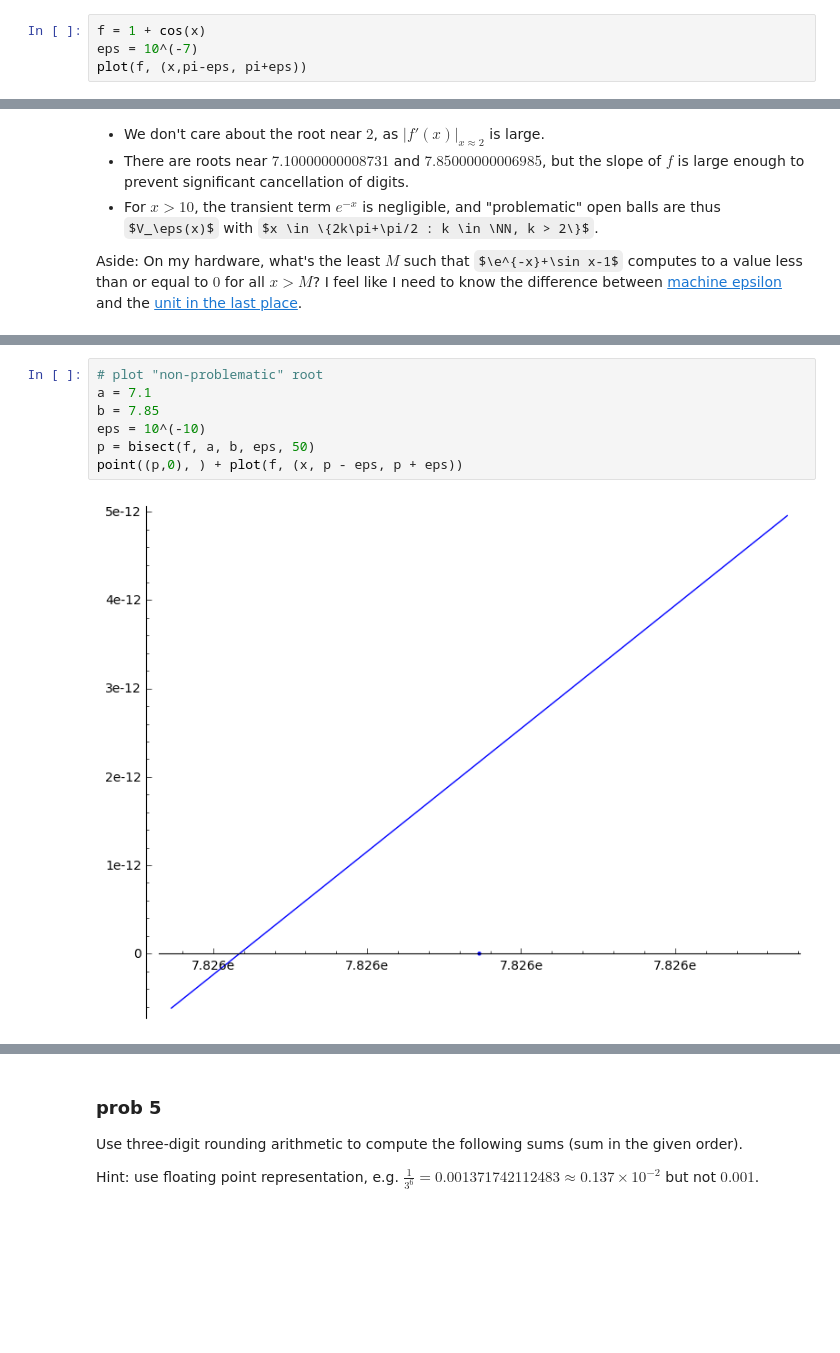
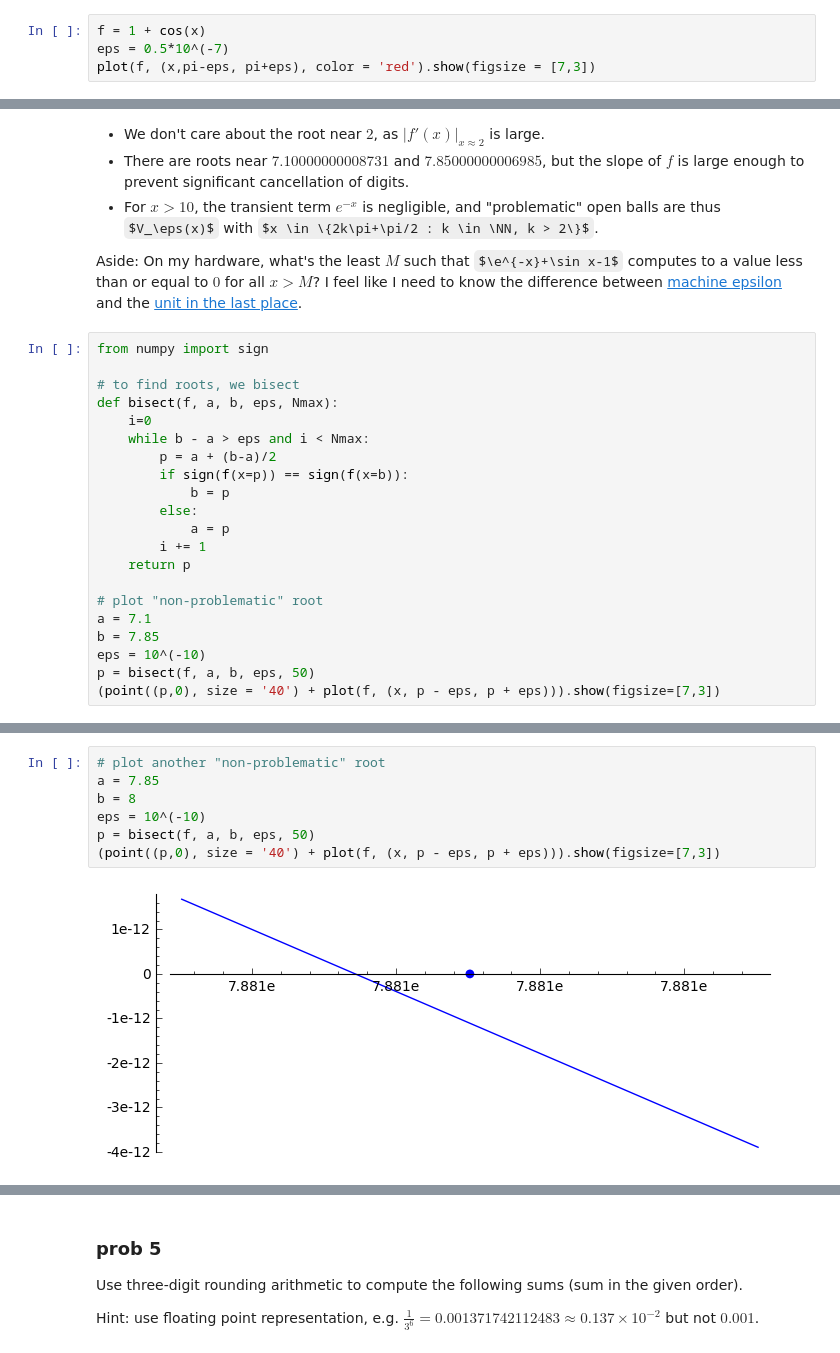
Before and after one commit to coltongrainger/fy18eo, a Jupyter notebook: numerical-methods/arithmetic-rootfinding-hw1.ipynb, the cells around one changed output, grey strips where cells are left out. Saved outputs shown, nothing was run; the diff lists cells and outputs as text; some formulas as TeX source; blank space fills up the shorter version.

Commit message:
finish machine precision problems

```diff
--- a/numerical-methods/arithmetic-rootfinding-hw1.ipynb
+++ b/numerical-methods/arithmetic-rootfinding-hw1.ipynb
@@ -124,5 +124,5 @@ For example, given $\eps = 10^{-7}$, on the open ball $V_\eps(\pi)$, we have
 # %%
 f = 1 + cos(x)
-eps = 10^(-7)
-plot(f, (x,pi-eps, pi+eps))
+eps = 0.5*10^(-7)
+plot(f, (x,pi-eps, pi+eps), color = 'red').show(figsize = [7,3])
 # %% [output]
@@ -153,3 +155,24 @@ Equivalently, we're looking for open balls $V_\eps(x)$ where $f(x) = 0$ and $f'(
 - For $x > 10$, the transient term $e^{-x}$ is negligible, and "problematic" open balls are thus $V_\eps(x)$ with $x \in \{2k\pi+\pi/2 : k \in \NN, k > 2\}$.
 
 Aside: On my hardware, what's the least $M$ such that $\e^{-x}+\sin x-1$ computes to a value less than or equal to $0$ for all $x > M$? I feel like I need to know the difference between [machine epsilon](https://en.wikipedia.org/wiki/Machine_epsilon) and the [unit in the last place](https://en.wikipedia.org/wiki/Unit_in_the_last_place).
+# %%
+from numpy import sign
+
+# to find roots, we bisect
+def bisect(f, a, b, eps, Nmax):
+    i=0
+    while b - a > eps and i < Nmax:
+        p = a + (b-a)/2
+        if sign(f(x=p)) == sign(f(x=b)):
+            b = p
+        else:
+            a = p
+        i += 1
+    return p
+
+# plot "non-problematic" root
+a = 7.1
+b = 7.85
+eps = 10^(-10)
+p = bisect(f, a, b, eps, 50)
+(point((p,0), size = '40') + plot(f, (x, p - eps, p + eps))).show(figsize=[7,3])
@@ -156,9 +181,9 @@ Aside: On my hardware, what's the least $M$ such that $\e^{-x}+\sin x-1$ compute
 # %%
-# plot "non-problematic" root
-a = 7.1
-b = 7.85
+# plot another "non-problematic" root
+a = 7.85
+b = 8
 eps = 10^(-10)
 p = bisect(f, a, b, eps, 50)
-point((p,0), ) + plot(f, (x, p - eps, p + eps))
+(point((p,0), size = '40') + plot(f, (x, p - eps, p + eps))).show(figsize=[7,3])
 # %% [output]
-[figure, old version]
+[figure, new version]
```
Also changed, not shown: parts of 22 cells of this notebook.
